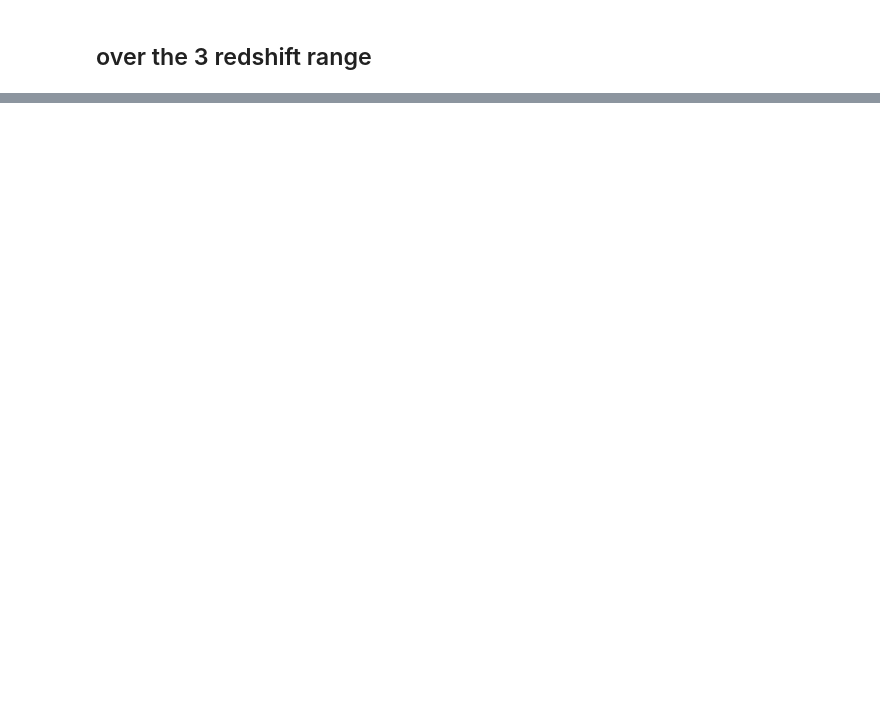
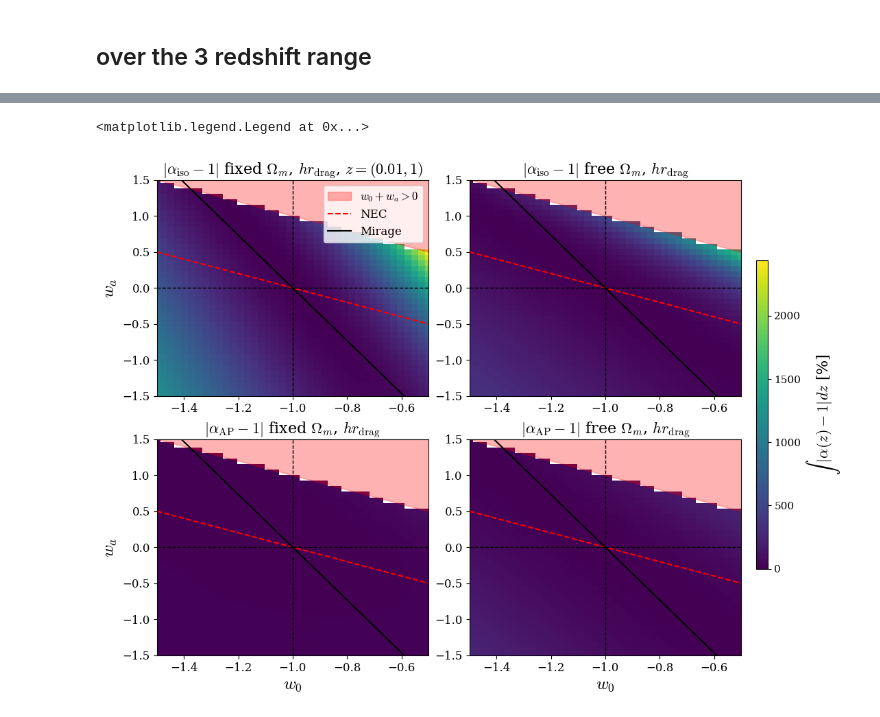
Before and after one commit to AdrienGond/PDM2026, a Jupyter notebook: notebooks/w_wa_analysis/symmetry_colormap.ipynb, the cells around one changed output, grey strips where cells are left out. Cells and saved outputs as stored; diff of their text form; code cells hidden in the pictures; blank space fills up the shorter version.

Commit message:
In notebook symmetry_colormap section chi2 grid was added as adviced by Sesh. Corresponding grid files were saved in sym_colormap_grids folder.

```diff
--- a/notebooks/w_wa_analysis/symmetry_colormap.ipynb
+++ b/notebooks/w_wa_analysis/symmetry_colormap.ipynb
@@ -616,0 +795,10 @@ for h in range(len(z_bins)):
+# %%
+# load the binned deviations for plotting (these are 40x40 grids)
+dev_perp_fixed_chi2 = np.load(r'..\..\sym_colormap_grids\DESI_survey\dev_perp_fixed_chi2.npy', allow_pickle=True)
+dev_par_fixed_chi2 = np.load(r'..\..\sym_colormap_grids\DESI_survey\dev_par_fixed_chi2.npy', allow_pickle=True)
+dev_AP_fixed_chi2 = np.load(r'..\..\sym_colormap_grids\DESI_survey\dev_AP_fixed_chi2.npy', allow_pickle=True)
+dev_ISO_fixed_chi2 = np.load(r'..\..\sym_colormap_grids\DESI_survey\dev_ISO_fixed_chi2.npy', allow_pickle=True)
+dev_perp_free_chi2 = np.load(r'..\..\sym_colormap_grids\DESI_survey\dev_perp_free_chi2.npy', allow_pickle=True)
+dev_par_free_chi2 = np.load(r'..\..\sym_colormap_grids\DESI_survey\dev_par_free_chi2.npy', allow_pickle=True)
+dev_AP_free_chi2 = np.load(r'..\..\sym_colormap_grids\DESI_survey\dev_AP_free_chi2.npy', allow_pickle=True)
+dev_ISO_free_chi2 = np.load(r'..\..\sym_colormap_grids\DESI_survey\dev_ISO_free_chi2.npy', allow_pickle=True)
@@ -616,0 +815,63 @@ for h in range(len(z_bins)):
+# %%
+# fig, axs = plt.subplots(2, 2, figsize=(14, 12))
+fig = plt.figure(figsize=(11, 9))
+gs = fig.add_gridspec(
+        2, 2,
+    wspace=0.15, hspace=0.2
+)
+
+ax00 = fig.add_subplot(gs[0, 0])
+ax01 = fig.add_subplot(gs[0, 1])
+ax10 = fig.add_subplot(gs[1, 0])
+ax11 = fig.add_subplot(gs[1, 1])
+
+max_dev = max(np.nanmax(dev_ISO_fixed_chi2), np.nanmax(dev_ISO_free_chi2), np.nanmax(dev_AP_fixed_chi2), np.nanmax(dev_AP_free_chi2))
+
+norm = mcolors.Normalize(vmin=0, vmax=max_dev)
+cmap = cm.viridis
+sm = cm.ScalarMappable(cmap=cmap, norm=norm)
+sm.set_array([])
+
+cbar_ax = fig.add_axes([0.92, 0.25, 0.015, 0.5])
+cb = fig.colorbar(sm, cax=cbar_ax)
+cb.set_label(r'$\int \ |\alpha(z)-1| dz$ [%]', fontsize=16)
+cb.ax.tick_params(labelsize=11)
+
+# axs[0, 0].contourf(w0_grid, wa_grid, dev_iso_fixed.T, levels=20, cmap='viridis') # interpolate and draws contours for smoother visualization, but can be misleading for small grids
+ax00.pcolormesh(w0_grid, wa_grid, dev_ISO_fixed_chi2.T, cmap=cmap, norm=norm)
+ax00.set_title(r'$|\alpha_\mathrm{iso}-1|$ fixed $\Omega_m$, $hr_\mathrm{drag}$, $z = '+ str(z_bins[h])+r'$', fontsize=16)
+
+# axs[0, 1].contourf(w0_grid, wa_grid, dev_iso_free.T, levels=20, cmap='viridis')
+ax01.pcolormesh(w0_grid, wa_grid, dev_ISO_free_chi2.T, cmap=cmap, norm=norm)
+ax01.set_title(r'$|\alpha_\mathrm{iso}-1|$ free $\Omega_m$, $hr_\mathrm{drag}$', fontsize=16)
+
+# axs[1, 0].contourf(w0_grid, wa_grid, dev_AP_fixed.T, levels=20, cmap='viridis')
+ax10.pcolormesh(w0_grid, wa_grid, dev_AP_fixed_chi2.T, cmap=cmap, norm=norm)
+ax10.set_title(r'$|\alpha_\mathrm{AP}-1|$ fixed $\Omega_m$, $hr_\mathrm{drag}$', fontsize=16)
+
+# axs[1, 1].contourf(w0_grid, wa_grid, dev_AP_free.T, levels=20, cmap='viridis')
+ax11.pcolormesh(w0_grid, wa_grid, dev_AP_free_chi2.T, cmap=cmap, norm=norm)
+ax11.set_title(r'$|\alpha_\mathrm{AP}-1|$ free $\Omega_m$, $hr_\mathrm{drag}$', fontsize=16)
+
+for ax in [ax00, ax01, ax10, ax11]:
+    w0_line = np.linspace(-1.6, -0.4, 100)
+    ax.fill_between(w0_line, -w0_line, 1.5, color='red', alpha=0.3, label=r'$w_0 + w_a > 0$')
+    ax.plot(w0_range, -(1+w0_range), 'r--', label=r'NEC')
+    ax.plot(w0_range, -3.66*(1+w0_range), 'k-', label=r'Mirage')
+    ax.axhline(0, color='k', linestyle='--', linewidth=1)
+    ax.axvline(-1, color='k', linestyle='--', linewidth=1)
+
+    ax.set_xlim(-1.5, -0.5)
+    ax.set_ylim(-1.5, 1.5)
+
+ax10.set_xlabel(r'$w_0$', fontsize=18)
+ax11.set_xlabel(r'$w_0$', fontsize=18)
+ax00.set_ylabel(r'$w_a$', fontsize=18)
+ax10.set_ylabel(r'$w_a$', fontsize=18)
+ax00.legend(loc='upper right', fontsize=12)
+
+# plt.tight_layout()
+# plt.savefig(f'../../figures/alpha_deviation/integrated_zbin/iso_AP_zbin_{h}.png', bbox_inches='tight', dpi=150)
+# %% [output]
+<matplotlib.legend.Legend at 0x...>
+[figure, added]
```
Also changed, not shown: parts of 20 cells of this notebook, 18 other files.
